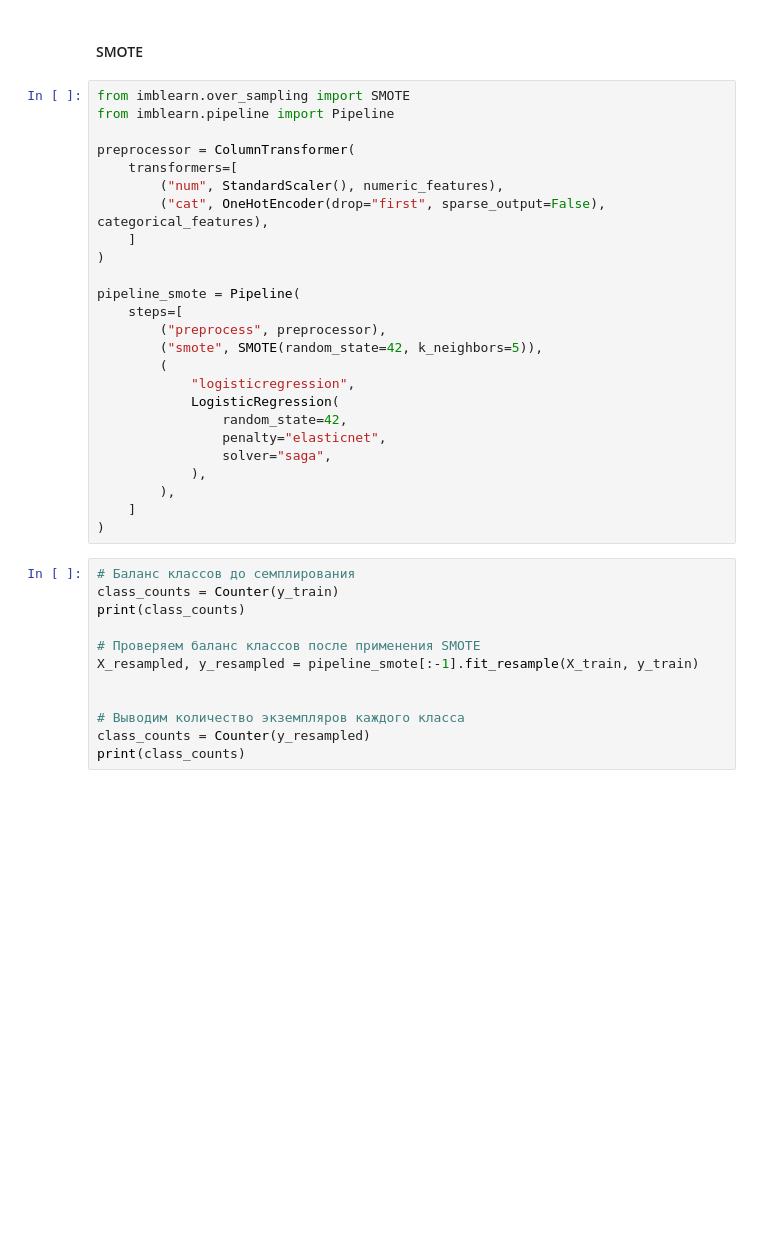
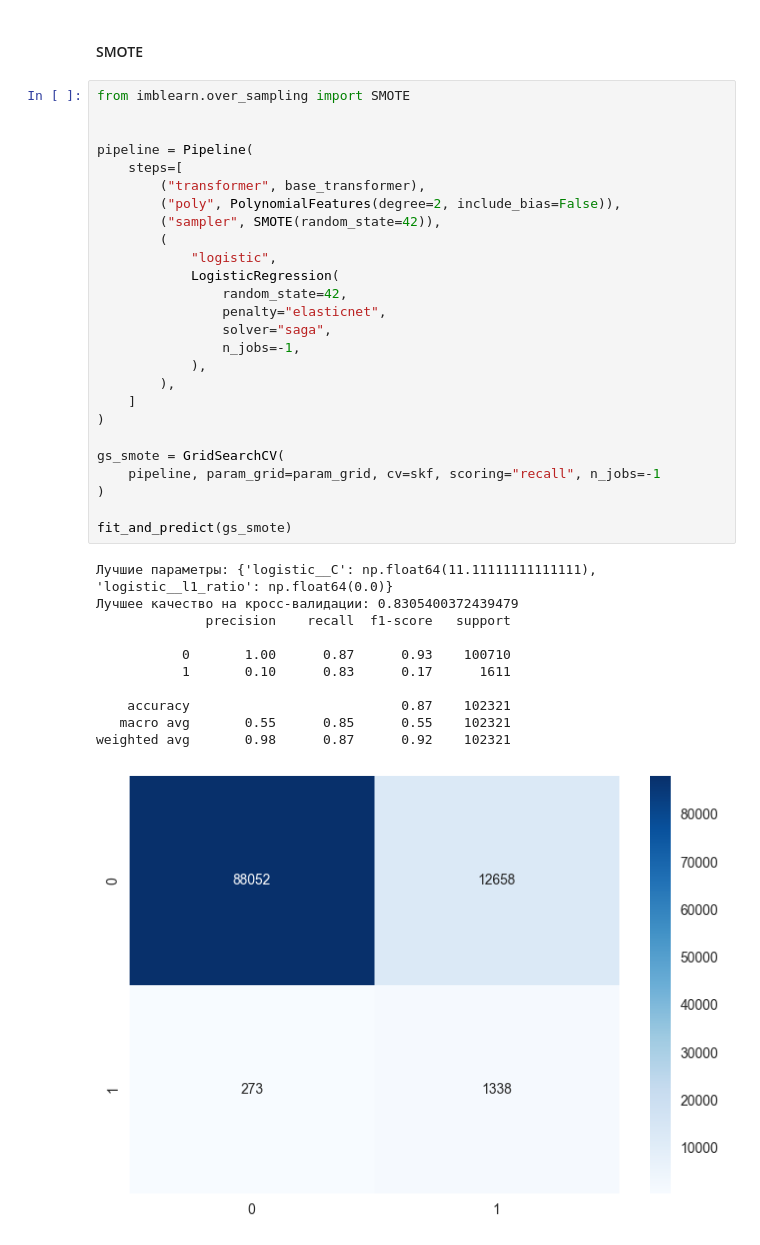
Before and after one commit to aleksandr-novikov/equipment-failure-prediction, a Jupyter notebook: solution.ipynb, the cells around one changed output. Saved outputs shown, nothing was run; the diff lists cells and outputs as text; blank space fills up the shorter version.

```diff
--- a/solution.ipynb
+++ b/solution.ipynb
@@ -1639,39 +1540,40 @@ sns.heatmap(confusion_matrix(y_train, y_pred), annot=True, fmt="d", cmap="Blues"
 # %% [markdown]
 #### SMOTE
-# %%
-from imblearn.over_sampling import SMOTE
-from imblearn.pipeline import Pipeline
-
-preprocessor = ColumnTransformer(
-    transformers=[
-        ("num", StandardScaler(), numeric_features),
-        ("cat", OneHotEncoder(drop="first", sparse_output=False), categorical_features),
-    ]
-)
-
-pipeline_smote = Pipeline(
-    steps=[
-        ("preprocess", preprocessor),
-        ("smote", SMOTE(random_state=42, k_neighbors=5)),
-        (
-            "logisticregression",
-            LogisticRegression(
-                random_state=42,
-                penalty="elasticnet",
-                solver="saga",
-            ),
-        ),
-    ]
-)
-# %%
-# Баланс классов до семплирования
-class_counts = Counter(y_train)
-print(class_counts)
-
-# Проверяем баланс классов после применения SMOTE
-X_resampled, y_resampled = pipeline_smote[:-1].fit_resample(X_train, y_train)
-
-
-# Выводим количество экземпляров каждого класса
-class_counts = Counter(y_resampled)
-print(class_counts)
+# %%
+from imblearn.over_sampling import SMOTE
+
+
+pipeline = Pipeline(
+    steps=[
+        ("transformer", base_transformer),
+        ("poly", PolynomialFeatures(degree=2, include_bias=False)),
+        ("sampler", SMOTE(random_state=42)),
+        (
+            "logistic",
+            LogisticRegression(
+                random_state=42,
+                penalty="elasticnet",
+                solver="saga",
+                n_jobs=-1,
+            ),
+        ),
+    ]
+)
+
+gs_smote = GridSearchCV(
+    pipeline, param_grid=param_grid, cv=skf, scoring="recall", n_jobs=-1
+)
+
+fit_and_predict(gs_smote)
+# %% [output]
+Лучшие параметры: {'logistic__C': np.float64(11.11111111111111), 'logistic__l1_ratio': np.float64(0.0)}
+Лучшее качество на кросс-валидации: 0.8305400372439479
+              precision    recall  f1-score   support
+
+           0       1.00      0.87      0.93    100710
+           1       0.10      0.83      0.17      1611
+
+    accuracy                           0.87    102321
+   macro avg       0.55      0.85      0.55    102321
+weighted avg       0.98      0.87      0.92    102321
+[figure, added]
```
Also changed, not shown: parts of 49 cells of this notebook.
